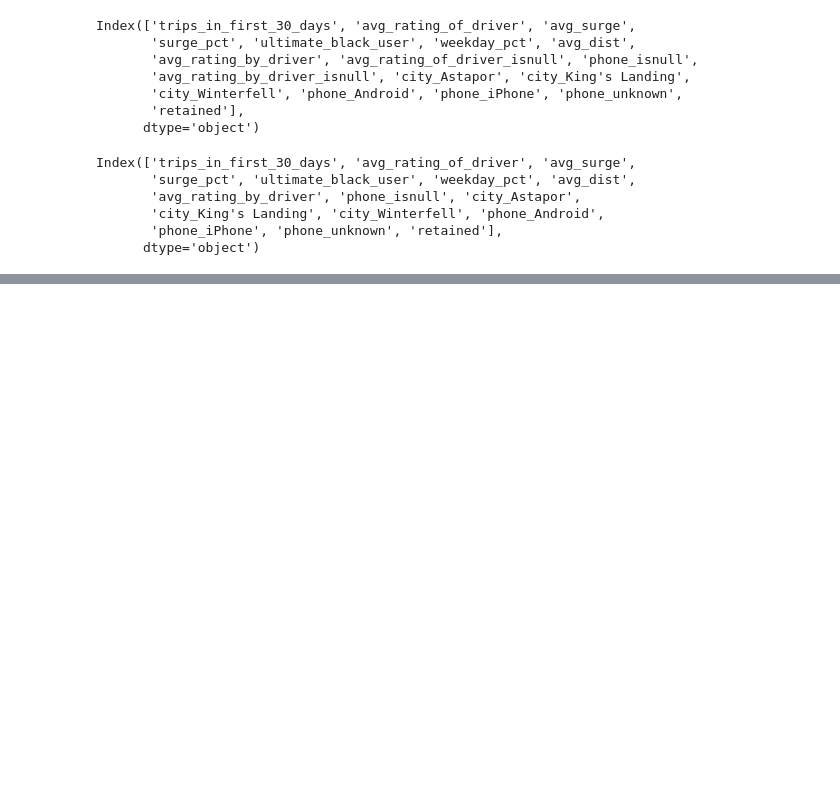
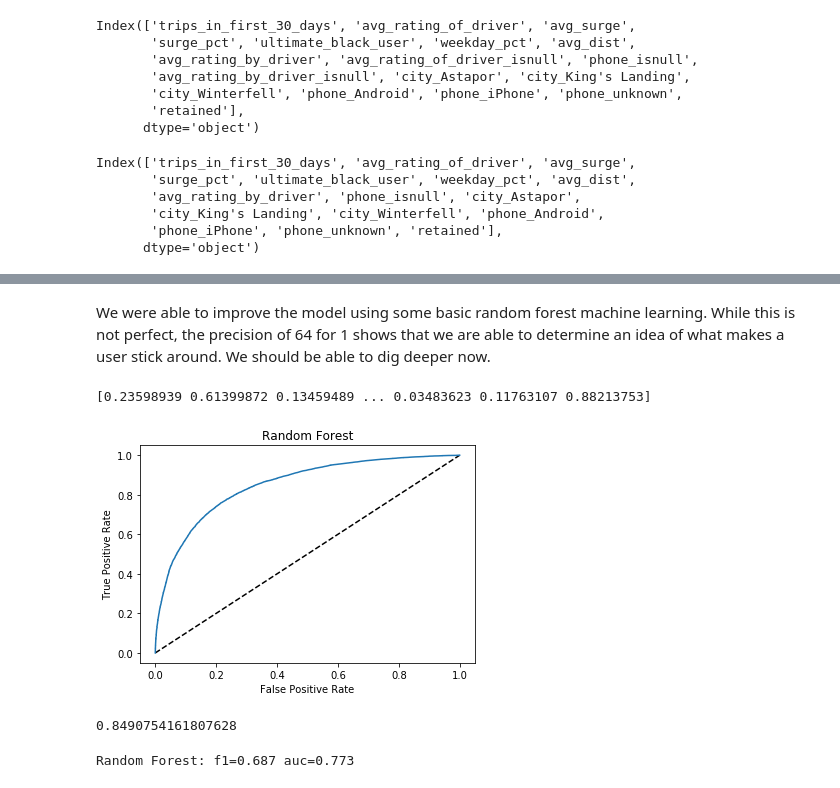
Before and after one commit to ElijahSeeley/Springboard, a Jupyter notebook: Ultimate_Challenge/ultimate_challenge/Part 3 - Predictive Modeling.ipynb, the cells around one changed output, grey strips where cells are left out. Cells and saved outputs as stored; diff of their text form; code cells hidden in the pictures; blank space fills up the shorter version.

```diff
--- a/Ultimate_Challenge/ultimate_challenge/Part 3 - Predictive Modeling.ipynb
+++ b/Ultimate_Challenge/ultimate_challenge/Part 3 - Predictive Modeling.ipynb
@@ -509,0 +544,5 @@ Index(['trips_in_first_30_days', 'avg_rating_of_driver', 'avg_surge',
+# %%
+#splitting the data
+X = df.drop(columns = ['retained'])
+y = df['retained']
+X_train, X_test, y_train, y_test = train_test_split(X,y, train_size = 0.3, random_state = 44)
@@ -509,0 +570,6 @@ Index(['trips_in_first_30_days', 'avg_rating_of_driver', 'avg_surge',
+# %%
+from sklearn.model_selection import GridSearchCV
+parameters1 = {'tol' : (.001, .01), 'C' : (.01, .1, 1, 10, 100),'max_iter' : (1000, 10000)}
+LogReg = LogisticRegression()
+clf = GridSearchCV(LogReg, parameters1)
+clf.fit(X_train, y_train)
@@ -509,0 +620,7 @@ Index(['trips_in_first_30_days', 'avg_rating_of_driver', 'avg_surge',
+# %%
+#I am a fan of random forests, let's see if how that algorithm handles this data
+from sklearn.ensemble import RandomForestClassifier
+rfc = RandomForestClassifier()
+parameters_rfc = {'n_estimators' : (100, 1000), 'max_depth': (5, 10, 20, 30, None)} #simple, nothing crazy to see here
+clf = GridSearchCV(rfc, parameters_rfc)
+clf.fit(X_train, y_train)
@@ -509,0 +673,26 @@ Index(['trips_in_first_30_days', 'avg_rating_of_driver', 'avg_surge',
+# %% [markdown]
+We were able to improve the model using some basic random forest machine learning. While this is not perfect, the precision of 64 for 1 shows that we are able to determine an idea of what makes a user stick around. We should be able to dig deeper now.
+# %%
+from sklearn.metrics import roc_curve
+y_pred_prob_clf_rfc = clf.predict_proba(X_test)[:,1]
+print(y_pred_prob_clf_rfc)
+# %% [output]
+[0.23598939 0.61399872 0.13459489 ... 0.03483623 0.11763107 0.88213753]
+# %%
+#setting up an ROC curve
+fpr, tpr, thresholds = roc_curve(y_test, y_pred_prob_clf_rfc)
+
+plt.plot([0, 1], [0, 1], 'k--')
+plt.plot(fpr, tpr, label='Random Forest')
+plt.xlabel('False Positive Rate')
+plt.ylabel('True Positive Rate')
+plt.title('Random Forest')
+plt.show();
+# %% [output]
+[figure, added]
+# %%
+from sklearn.metrics import roc_auc_score
+auc_score = roc_auc_score(y_test, y_pred_prob_clf_rfc)
+print(auc_score)
+# %% [output]
+0.8490754161807628
@@ -509,0 +703,7 @@ Index(['trips_in_first_30_days', 'avg_rating_of_driver', 'avg_surge',
+# %%
+#setting up a precision - recall curve
+clf_rfc_precision, clf_rfc_recall, _ = precision_recall_curve(y_test, y_pred_prob_clf_rfc)
+clf_rfc_f1_score, clf_rfc_auc = f1_score(y_test, clf_predict2), auc(clf_rfc_recall, clf_rfc_precision)
+print('Random Forest: f1=%.3f auc=%.3f' % (clf_rfc_f1_score, clf_rfc_auc))
+# %% [output]
+Random Forest: f1=0.687 auc=0.773
```
Also changed, not shown: parts of 26 cells of this notebook.
